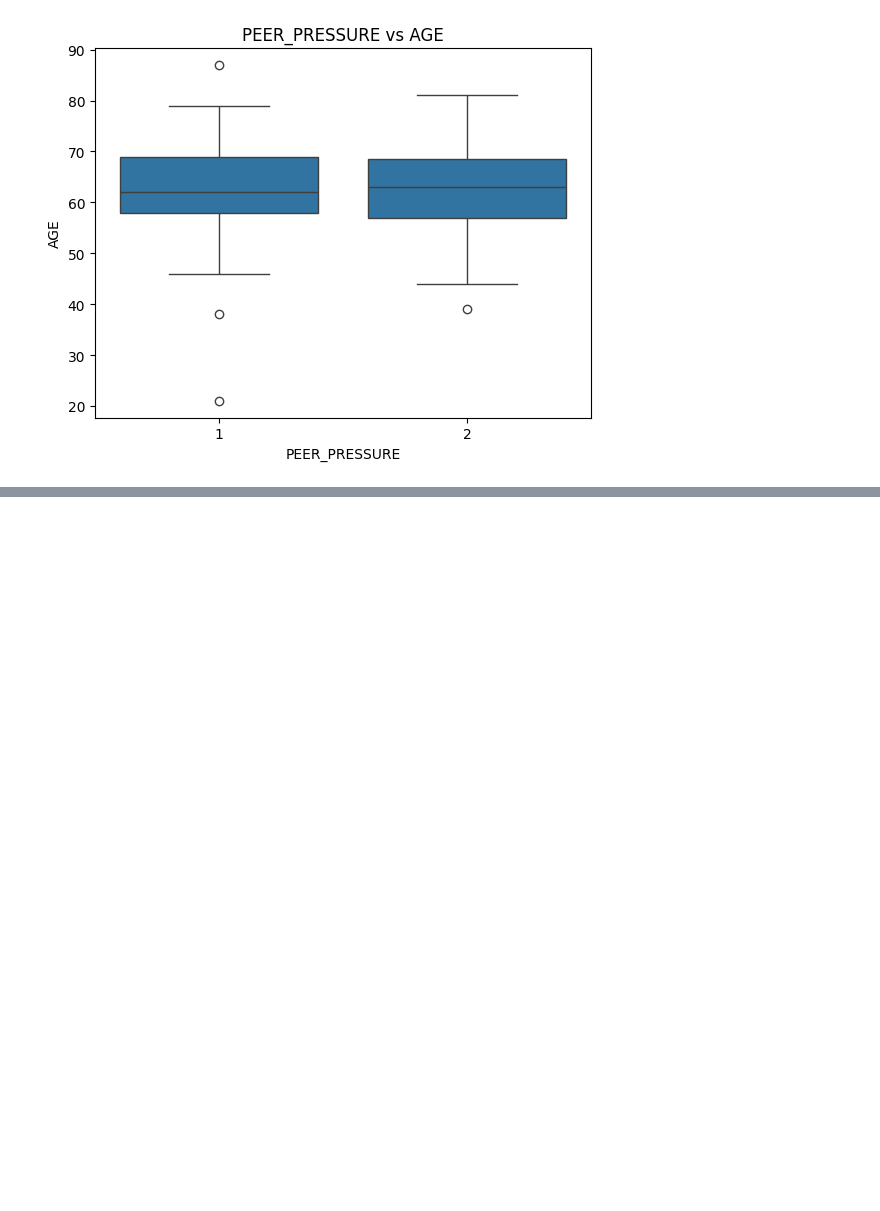
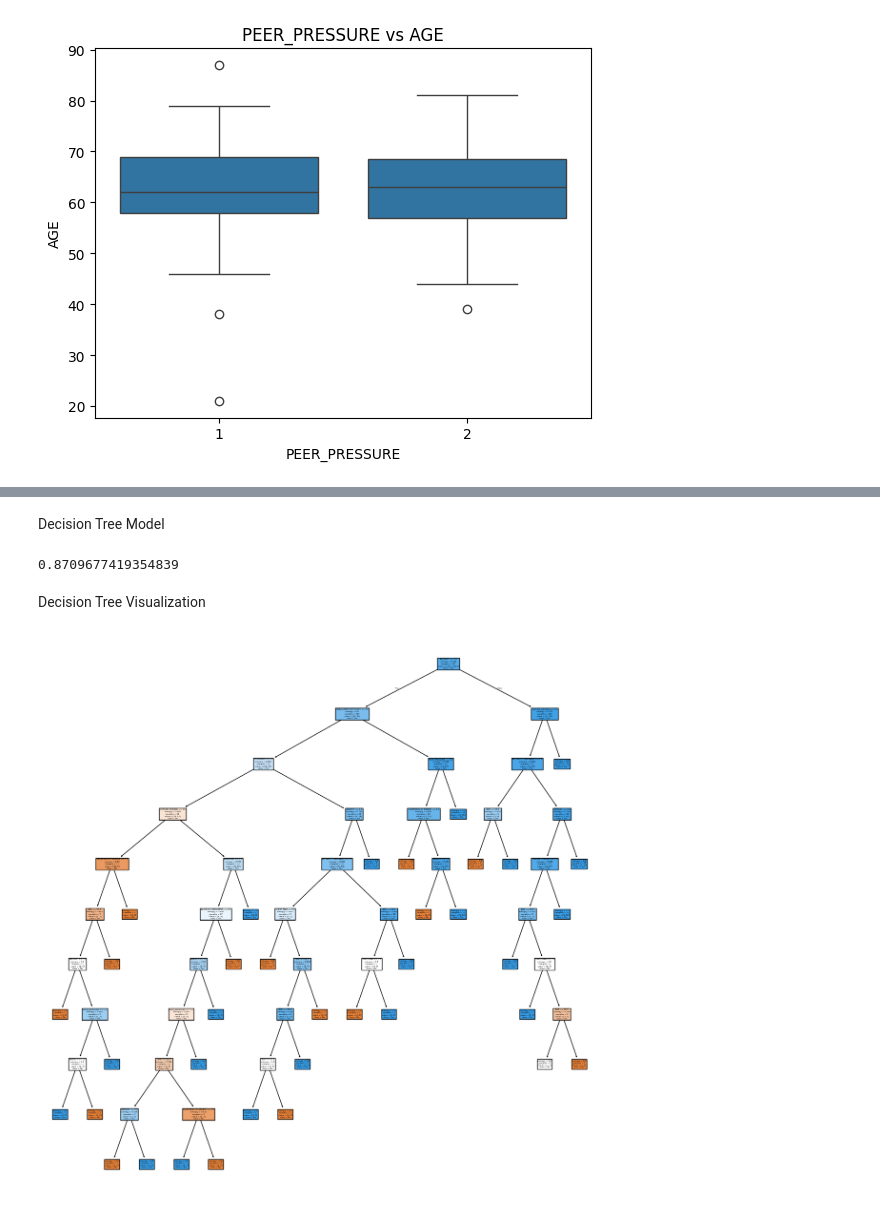
Before and after one commit to alishgurung/ML_models_Lung_Cancer_Detection, a Jupyter notebook: ML in Python.ipynb, the cells around one changed output, grey strips where cells are left out. Saved outputs shown, nothing was run; the diff lists cells and outputs as text; code cells hidden in the pictures; blank space fills up the shorter version.

Commit message:
Added Decision Tree and Logistic Regression

```diff
--- a/ML in Python.ipynb
+++ b/ML in Python.ipynb
@@ -65,0 +99,35 @@ plt.show()
+# %% [markdown]
+Decision Tree Model
+# %%
+from sklearn.tree import DecisionTreeClassifier
+
+dtc = DecisionTreeClassifier(
+    criterion = "entropy",
+    random_state = 1234
+)
+
+model = dtc.fit(x_train,y_train)
+
+y_pred = dtc.predict(x_test)
+
+model.score(x_test,y_test)
+#model.score(x_train,y_train)
+# %% [output]
+0.8709677419354839
+# %% [markdown]
+Decision Tree Visualization
+# %%
+plt.figure(figsize=(15,15))
+tree.plot_tree(
+    model,
+    feature_names = list(x.columns),
+    class_names = ['No','Yes'],
+    filled = True
+);
+
+importance = model.feature_importances_
+feature_importance = pd.Series(importance,index=x.columns)
+#feature_importance.plot(kind='bar')
+plt.ylabel('Importance');
+# %% [output]
+[figure, added]
```
Also changed, not shown: parts of 10 cells of this notebook, 2 other files.
